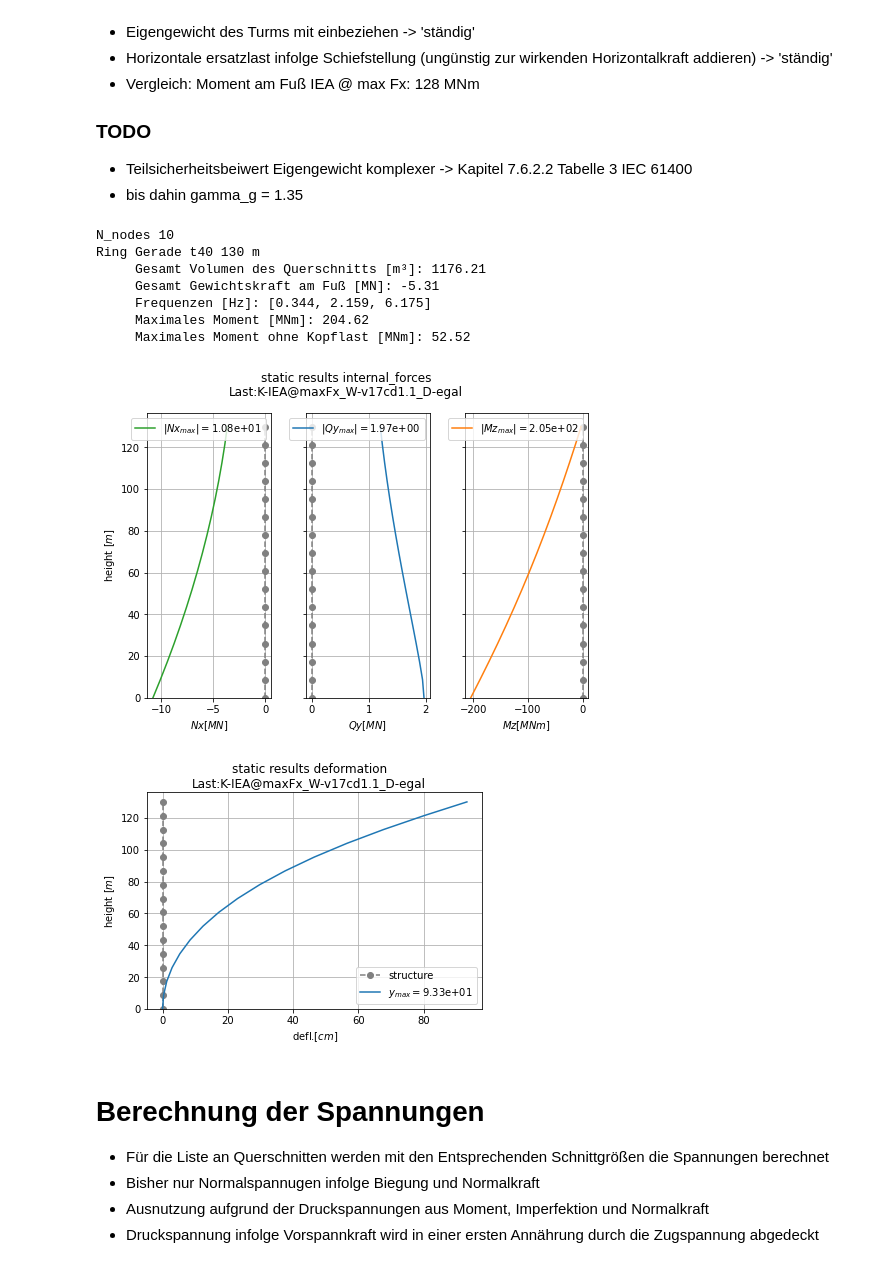
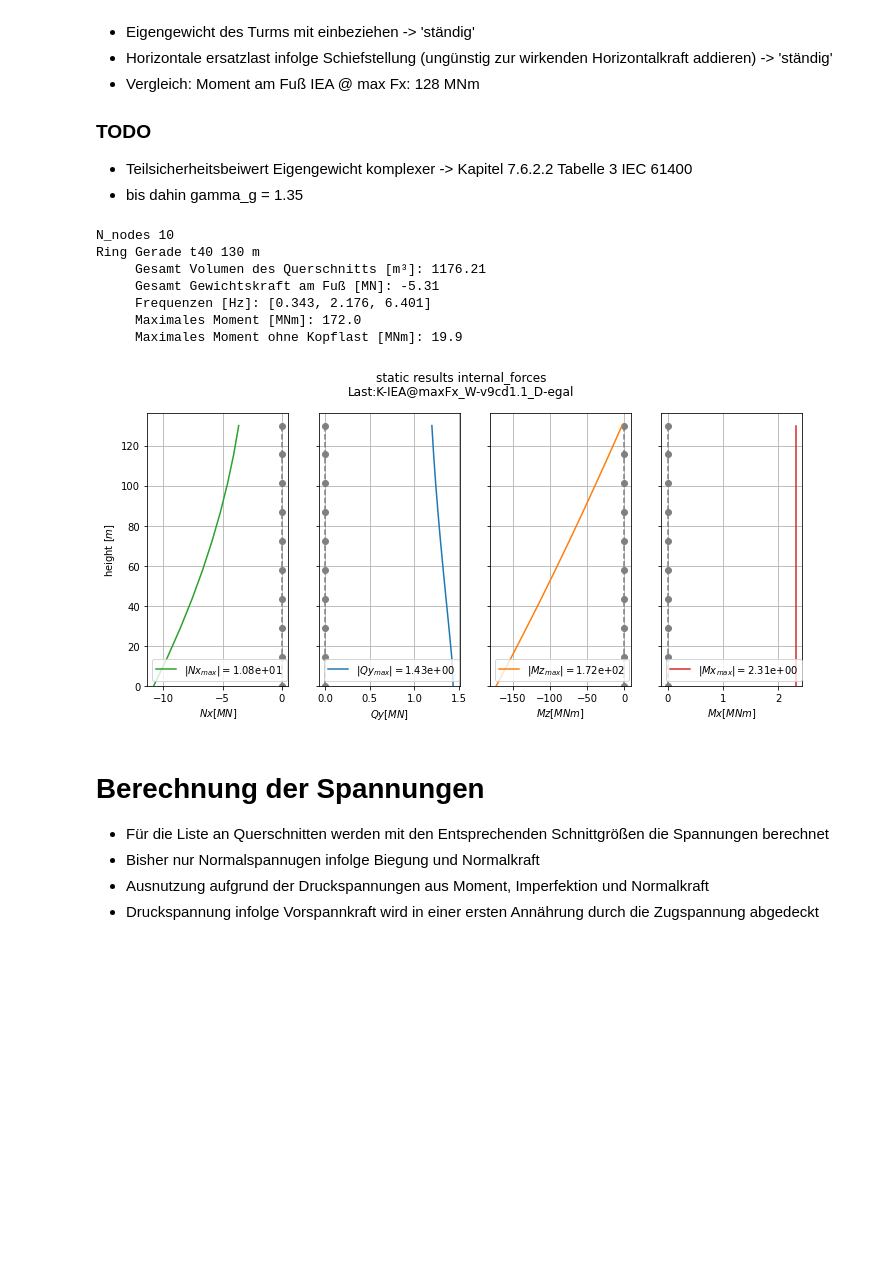
Before and after one commit to JoZimmer/CoupledBeams, a Jupyter notebook: 3DBeam/run_model.ipynb, the cells around one changed output. Cells and saved outputs as stored; diff of their text form; code cells hidden in the pictures; blank space fills up the shorter version.

```diff
--- a/3DBeam/run_model.ipynb
+++ b/3DBeam/run_model.ipynb
@@ -33,7 +33,7 @@ Derzeit werden die anzahl der FE Elemente an die anzahl der Intervalle/Sektionen
 # %%
 parameters = {
                'dimension': '2D',
-                'n_elements': 15, #NOTE wird überschrieben wenn die Anzahl der Ebenen verschieden ist -> in add_model_data_from_dict
+                'n_elements': 9, #
                 'lx_total_beam': 130,
                 'material_density': 904,# 500,#42, #für dynamische Berechnung äquivalenter Wert
                 'total_mass_tower': 668390,# aus RFEM
@@ -365,53 +374,66 @@ for querschnitt in querschnitte:
     print (QS_label, nabenhöhe, 'm')
     print('     Gesamt Volumen des Querschnitts [m³]:', round(beam.volume,2))
     print ('     Gesamt Gewichtskraft am Fuß [MN]:',round(sum(beam.eigengewicht * GD.UNIT_SCALE['MN']),2))
-
     print ('     Frequenzen [Hz]:', [round(beam.eigenfrequencies[i],3) for i in range(3)])
     volumina.append(round(beam.volume,2))
 
     gamma_Q = 1.0 # Da lasten schon mit sichterheitsbeiwerten vorliegen
+    gamma_G = 1.35 # TODO gibt IEC regeln dafür
+    einwirkungs_parameter_df['gamma_g'] = gamma_G
 
-    lasten_nach_dauer = {'ständig':{'eigengewicht':True, 'imperfektion':True},
-                         'egal':{'eigengewicht':True, 'imperfektion':True},
-                         'kurz':{'eigengewicht':False, 'imperfektion':False}}
+
+    lasten_nach_dauer = {'ständig':{'eigengewicht':True, 'imperfektion':True, 'torsion':False},
+                         'egal':{'eigengewicht':True, 'imperfektion':True, 'torsion':kopf_lasten_IEA['Mz']},
+                         'kurz':{'eigengewicht':False, 'imperfektion':False, 'torsion':kopf_lasten_IEA['Mz']}}
+
     for dauer in einwirkungsdauer:
         lasten_file = lasten_files[QS_label][nabenhöhe][dauer]
         lasten_label = os.path.splitext(os.path.basename(lasten_file))[0]
         schnittgrößen[QS_label][nabenhöhe][dauer] = {}
-        # TODO hier das fertig machen
         schnittgrößen_fe = beam.static_analysis_solve(load_vector_file=lasten_file, return_result=True,
-                                                                    add_eigengewicht=lasten_nach_dauer[dauer]['eigengewicht'],
-                                                                    add_imperfektion = lasten_nach_dauer[dauer]['imperfektion'],
-                                                                    gamma_g=1.35)
+                                                        add_eigengewicht=lasten_nach_dauer[dauer]['eigengewicht'],
+                                                        add_imperfektion = lasten_nach_dauer[dauer]['imperfektion'],
+                                                        gamma_g=gamma_G, constant_torsion = lasten_nach_dauer[dauer]['torsion'])
         for key in schnittgrößen_fe:
             schnittgrößen[QS_label][nabenhöhe][dauer][key] = utils.interpolate(z_soll = querschnitt.section_absolute_heights,
                                                                                 z_ist=beam.nodal_coordinates['x0'],
                                                                                 werte = schnittgrößen_fe[key])
-    # Annahme Torsion Konstant nur aus Kopflast
-    schnittgrößen[QS_label][nabenhöhe]['egal']['a'] = np.array([kopf_lasten_IEA['Mz']]*querschnitt.n_ebenen)
-    schnittgrößen[QS_label][nabenhöhe]['kurz']['a'] = np.array([kopf_lasten_IEA['Mz']]*querschnitt.n_ebenen)
+        for dof in beam.load_dict:
+            if dof in GD.DOF_LABELS['2D']:
+                komponente  = GD.DOF_LOAD_MAP[dof]
+            else:
+                komponente = dof
+            if komponente in ['Mz','Mx']:
+                einheiten = ['Nm','kNm']
+            else:
+                einheiten = ['N','kN']
+            knotenlast_an_ebene = utils.interpolate(qs.section_absolute_heights, beam.nodal_coordinates['x0'],beam.load_dict[dof])
+            einwirkungs_df.loc[:,(nabenhöhe, QS_label, komponente + ' [' + einheiten[1] + ']', dauer)] =\
+                np.around(beam.load_dict[dof] * utils.unit_conversion(einheiten[0],einheiten[1]),2)
+            einwirkungs_df_ebenen.loc[:,(nabenhöhe, QS_label, komponente + ' [' + einheiten[1] + ']', dauer)] =\
+                np.around(knotenlast_an_ebene * utils.unit_conversion(einheiten[0],einheiten[1]),2)
+
 
     print ('     Maximales Moment [MNm]:', round(max(abs(schnittgrößen[QS_label][nabenhöhe]['egal']['g'])) * utils.unit_conversion('Nm', 'MNm'),2))
     print ('     Maximales Moment ohne Kopflast [MNm]:', round((max(abs(schnittgrößen[QS_label][nabenhöhe]['egal']['g'])) - kopf_lasten_IEA['Fx']*nabenhöhe) * utils.unit_conversion('Nm', 'MNm'),2))
 
     # Wenn was geplotet werden soll hier mit if angeben für welchen querschnitt aus der liste oder einfach ohne if dann für alle
     plot_sgr = True
     if plot_sgr:
-        postprocess.plot_static_result_forces(beam, 'internal_forces', ['x','y','g'], unit='MN', title_suffix='Last:' + lasten_label, figsize_scale = 1.1)
-        postprocess.plot_static_result(beam, 'deformation', ['y'], unit='cm',title_suffix='Last:' + lasten_label,)
+        postprocess.plot_static_result_forces(beam, 'internal_forces', ['x','y','g','a'], unit='MN', title_suffix='Last:' + lasten_label, figsize_scale = 1.6)
+        #postprocess.plot_static_result(beam, 'deformation', ['y'], unit='cm',title_suffix='Last:' + lasten_label,)
         #postprocess.plot_static_result(beam, 'deformation', ['g'], unit='cm',title_suffix='Last:' + lasten_label,)
 
 grund_parameter_df['Volumen [m³]'] = volumina
 # %% [output]
 N_nodes 10
 Ring Gerade t40 130 m
      Gesamt Volumen des Querschnitts [m³]: 1176.21
      Gesamt Gewichtskraft am Fuß [MN]: -5.31
-     Frequenzen [Hz]: [0.344, 2.159, 6.175]
-     Maximales Moment [MNm]: 204.62
-     Maximales Moment ohne Kopflast [MNm]: 52.52
+     Frequenzen [Hz]: [0.343, 2.176, 6.401]
+     Maximales Moment [MNm]: 172.0
+     Maximales Moment ohne Kopflast [MNm]: 19.9
-[figure, old version]
+[figure, new version]
-[figure, removed]
 # %% [markdown]
 # Berechnung der Spannungen
 
```
Also changed, not shown: parts of 4 cells of this notebook, 10 other files.
